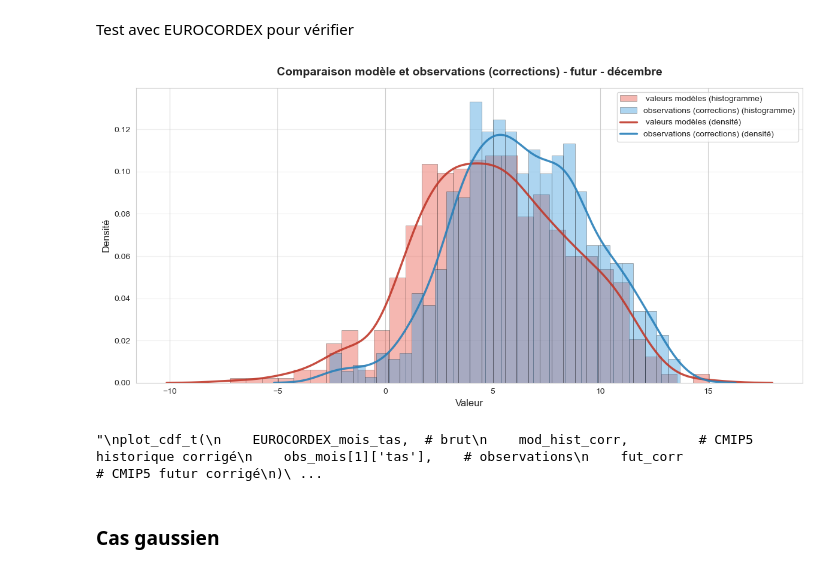
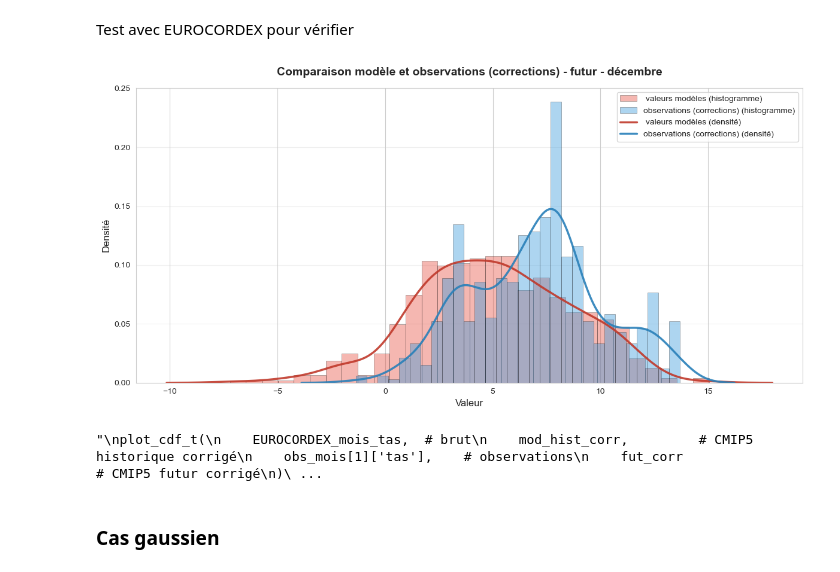
Before and after one commit to tristanczz/statapp_edf_25, a Jupyter notebook: CDF-t.ipynb, the cells around one changed output. Saved outputs shown, nothing was run; the diff lists cells and outputs as text; code cells hidden in the pictures.

```diff
--- a/CDF-t.ipynb
+++ b/CDF-t.ipynb
@@ -24,23 +223,13 @@ from scipy import stats
 # %% [markdown]
 #### Comparaison valeurs réelles et valeurs corrigées
 # %%
-month = 12  # Variable mois définie au début (ex: 12 pour Décembre)
-var_name = "tas"
-
-path_CMIP6_hist = "data/CMIP6_historical.csv"
-path_CMIP6_fut = "data/CMIP6_ssp585.csv"
-path_obs = "data/obs.csv"
-path_EUROCORDEX = "data/eurocordex_rcp85.csv"
-path_EUROCORDEX_hist = "data/eurocordex_historical.csv"
-
-
-
 #Sélection mois et variable
+CMIP6_hist_complet = pd.read_csv(path_CMIP6_hist)
 CMIP6_hist = csv_to_pd_univ(path_CMIP6_hist, month, var_name, years=(1995, 2014))
 CMIP6_futur = csv_to_pd_univ(path_CMIP6_fut, month, var_name, years=(2080, 2100))
 obs_hist = csv_to_pd_univ(path_obs, month, var_name, years=(1995, 2014))
-obs_futur = csv_to_pd_univ(path_EUROCORDEX, month, "tas", years = (2080,2100))
-Eurocordex_hist = csv_to_pd_univ(path_EUROCORDEX_hist, month, "tas", years = (1995,2014))
+obs_futur = csv_to_pd_univ(path_EUROCORDEX, month, var_name, years = (2080,2100))
+Eurocordex_hist = csv_to_pd_univ(path_EUROCORDEX_hist, month, var_name, years = (1995,2014))
 
 
 #Correction des valeurs futures du modèle par CDF-t
@@ -90,22 +279,22 @@ plot_distributions((CMIP6_futur, modele_futur_corrige),
 # %% [markdown]
 Test avec EUROCORDEX pour vérifier
 # %%
-_ ,test_futur_corrige  = cdf_t_univ(CMIP6_hist,obs_hist,CMIP6_futur)
+_ ,test_futur_corrige  = cdf_t_univ(CMIP6_hist,Eurocordex_hist,CMIP6_futur)
 
 plot_distributions((obs_futur, test_futur_corrige),
                            "Comparaison modèle et observations (corrections) - futur - décembre",
                            ("valeurs modèles","observations (corrections)"))
 
 """
 plot_cdf_t(
     EUROCORDEX_mois_tas,  # brut
     mod_hist_corr,         # CMIP5 historique corrigé
     obs_mois[1]['tas'],    # observations
     fut_corr               # CMIP5 futur corrigé
 )
 """
 # %% [output]
-[figure, old version]
+[figure, new version]
 "\nplot_cdf_t(\n    EUROCORDEX_mois_tas,  # brut\n    mod_hist_corr,         # CMIP5 historique corrigé\n    obs_mois[1]['tas'],    # observations\n    fut_corr               # CMIP5 futur corrigé\n)\ ...
 # %% [markdown]
 ### Cas gaussien
```
Also changed, not shown: parts of 5 cells of this notebook.
